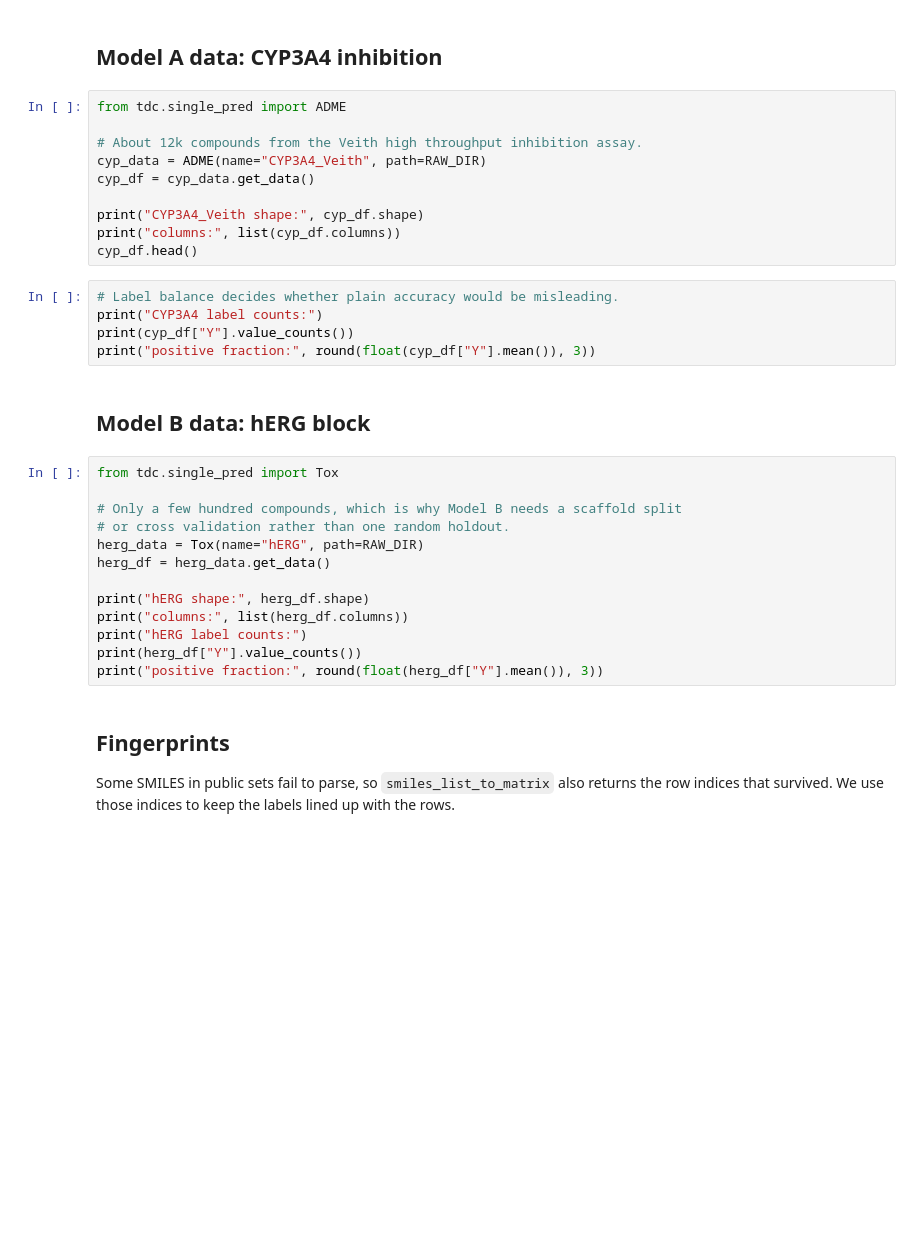
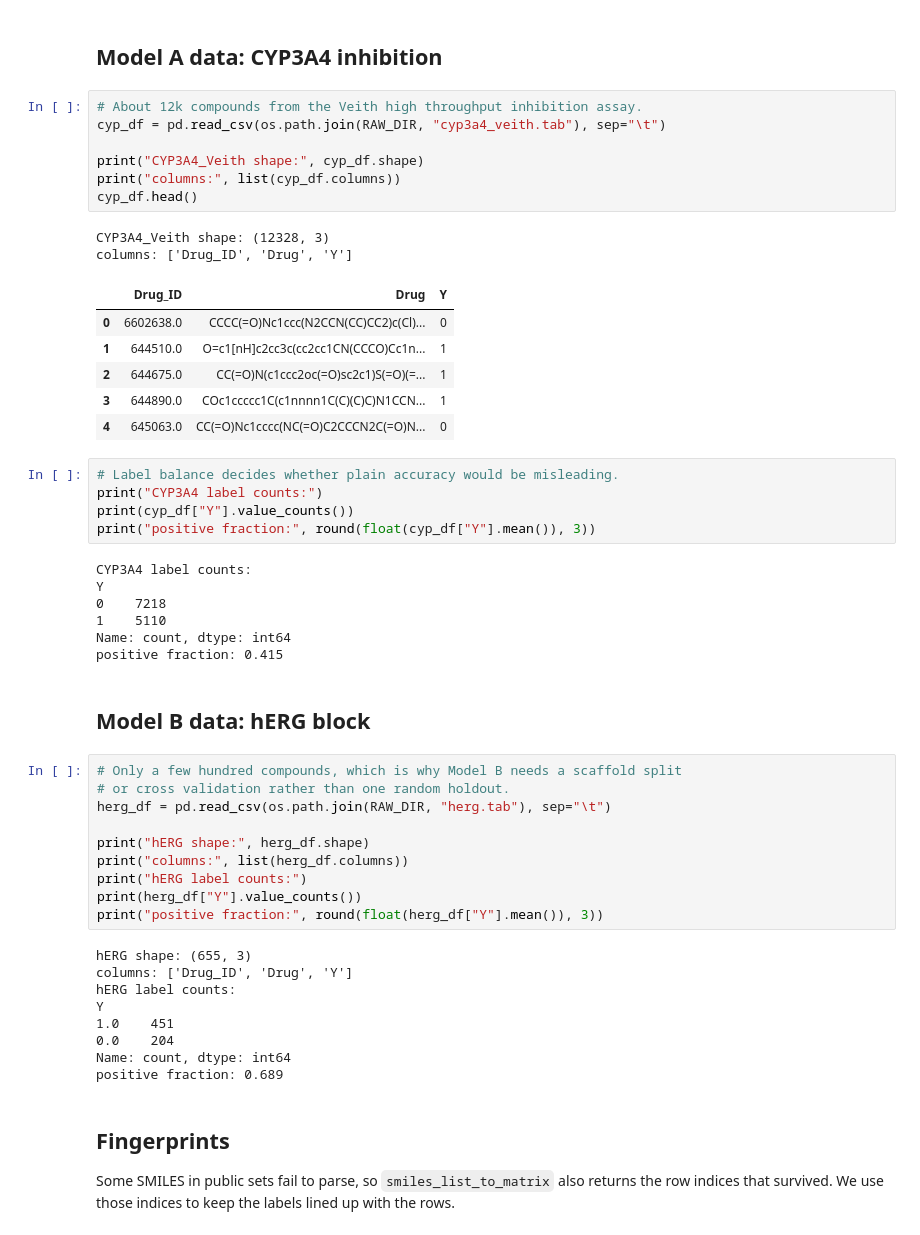
Before and after one commit to Vickel317/Heart_Toxicity_Red_Flag, a Jupyter notebook: notebooks/01_data_loading.ipynb, the cells around one changed output. Cells and saved outputs as stored; diff of their text form; blank space fills up the shorter version.

```diff
--- a/notebooks/01_data_loading.ipynb
+++ b/notebooks/01_data_loading.ipynb
@@ -21,35 +73,54 @@ print("fingerprint setting: radius", features.FP_RADIUS, "size", features.FP_SIZ
 # %% [markdown]
 ## Model A data: CYP3A4 inhibition
 # %%
-from tdc.single_pred import ADME
-
 # About 12k compounds from the Veith high throughput inhibition assay.
-cyp_data = ADME(name="CYP3A4_Veith", path=RAW_DIR)
-cyp_df = cyp_data.get_data()
+cyp_df = pd.read_csv(os.path.join(RAW_DIR, "cyp3a4_veith.tab"), sep="\t")
 
 print("CYP3A4_Veith shape:", cyp_df.shape)
 print("columns:", list(cyp_df.columns))
 cyp_df.head()
+# %% [output]
+CYP3A4_Veith shape: (12328, 3)
+columns: ['Drug_ID', 'Drug', 'Y']
+|  | Drug_ID | Drug | Y |
+| 0 | 6602638.0 | CCCC(=O)Nc1ccc(N2CCN(CC)CC2)c(Cl)... | 0 |
+| 1 | 644510.0 | O=c1[nH]c2cc3c(cc2cc1CN(CCCO)Cc1n... | 1 |
+| 2 | 644675.0 | CC(=O)N(c1ccc2oc(=O)sc2c1)S(=O)(=... | 1 |
+| 3 | 644890.0 | COc1ccccc1C(c1nnnn1C(C)(C)C)N1CCN... | 1 |
+| 4 | 645063.0 | CC(=O)Nc1cccc(NC(=O)C2CCCN2C(=O)N... | 0 |
 # %%
 # Label balance decides whether plain accuracy would be misleading.
 print("CYP3A4 label counts:")
 print(cyp_df["Y"].value_counts())
 print("positive fraction:", round(float(cyp_df["Y"].mean()), 3))
+# %% [output]
+CYP3A4 label counts:
+Y
+0    7218
+1    5110
+Name: count, dtype: int64
+positive fraction: 0.415
 # %% [markdown]
 ## Model B data: hERG block
 # %%
-from tdc.single_pred import Tox
-
 # Only a few hundred compounds, which is why Model B needs a scaffold split
 # or cross validation rather than one random holdout.
-herg_data = Tox(name="hERG", path=RAW_DIR)
-herg_df = herg_data.get_data()
+herg_df = pd.read_csv(os.path.join(RAW_DIR, "herg.tab"), sep="\t")
 
 print("hERG shape:", herg_df.shape)
 print("columns:", list(herg_df.columns))
 print("hERG label counts:")
 print(herg_df["Y"].value_counts())
 print("positive fraction:", round(float(herg_df["Y"].mean()), 3))
+# %% [output]
+hERG shape: (655, 3)
+columns: ['Drug_ID', 'Drug', 'Y']
+hERG label counts:
+Y
+1.0    451
+0.0    204
+Name: count, dtype: int64
+positive fraction: 0.689
 # %% [markdown]
 ## Fingerprints
 
```
Also changed, not shown: parts of 6 cells of this notebook, 10 other files.
